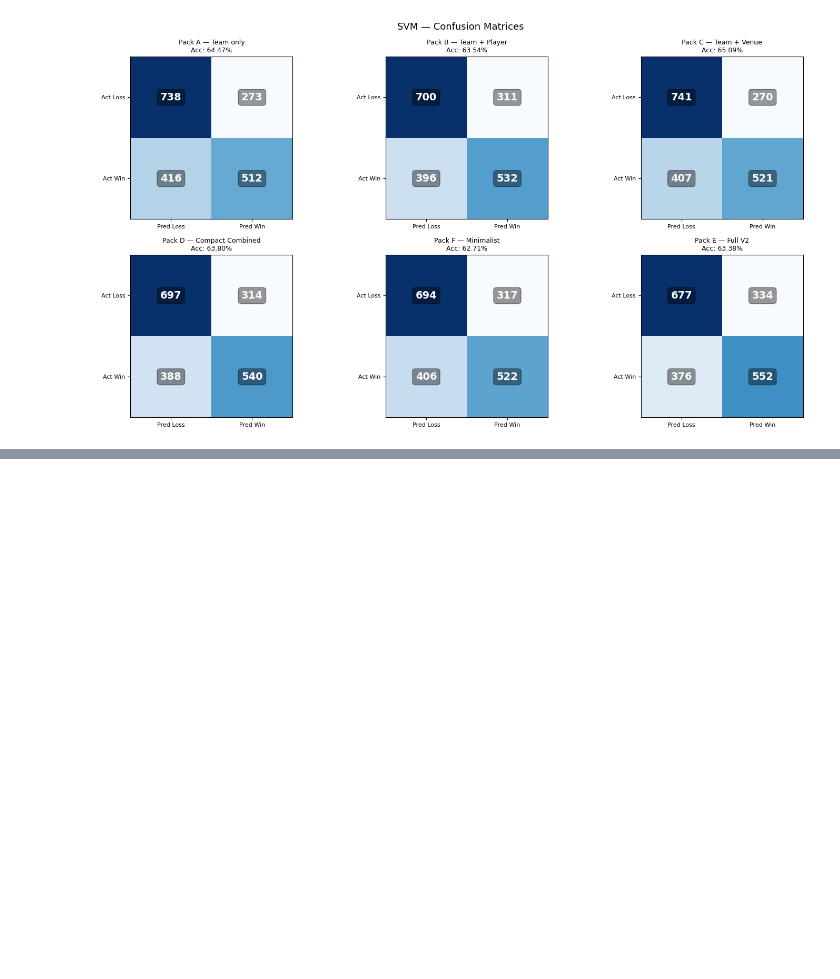
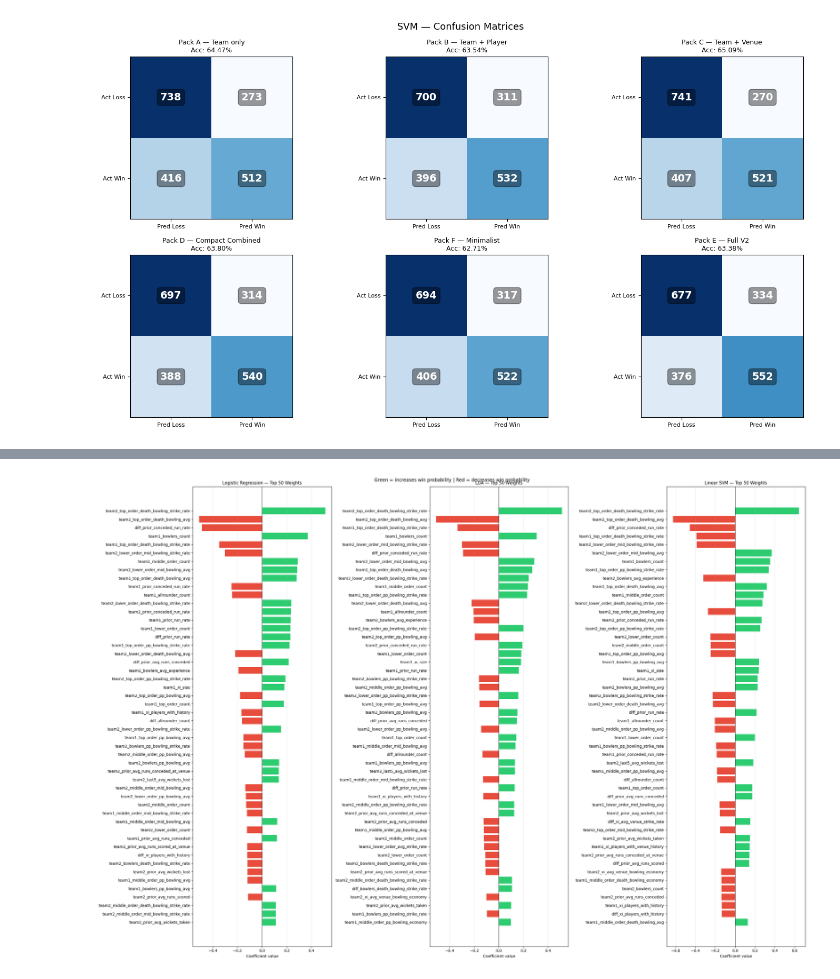
Before and after one commit to anandmukarung/cricket-predictability-study, a Jupyter notebook: notebooks/Cricket Prediction.ipynb, the cells around one changed output, grey strips where cells are left out. Cells and saved outputs as stored; diff of their text form; code cells hidden in the pictures; blank space fills up the shorter version.

```diff
--- a/notebooks/Cricket Prediction.ipynb
+++ b/notebooks/Cricket Prediction.ipynb
@@ -395,0 +502,21 @@ plt.show()
+# %%
+fig, axes = plt.subplots(1, 3, figsize=(26, 18))
+
+for ax, weights_df, title in zip(
+    axes,
+    [logreg_weights, lda_weights, svm_weights],
+    ['Logistic Regression', 'LDA', 'Linear SVM'],
+):
+    top50 = weights_df.head(50)
+    colors = ['#2ecc71' if c > 0 else '#e74c3c' for c in top50['Coefficient'][::-1]]
+    ax.barh(top50['Feature'][::-1], top50['Coefficient'][::-1], color=colors)
+    ax.axvline(0, color='black', linewidth=0.8)
+    ax.set_title(f'{title} — Top 50 Weights', fontsize=11)
+    ax.set_xlabel('Coefficient value')
+    ax.grid(axis='x', alpha=0.3)
+
+plt.suptitle('Green = increases win probability | Red = decreases win probability', fontsize=12)
+plt.tight_layout()
+plt.show()
+# %% [output]
+[figure, added]
```
Also changed, not shown: parts of 17 cells of this notebook.
